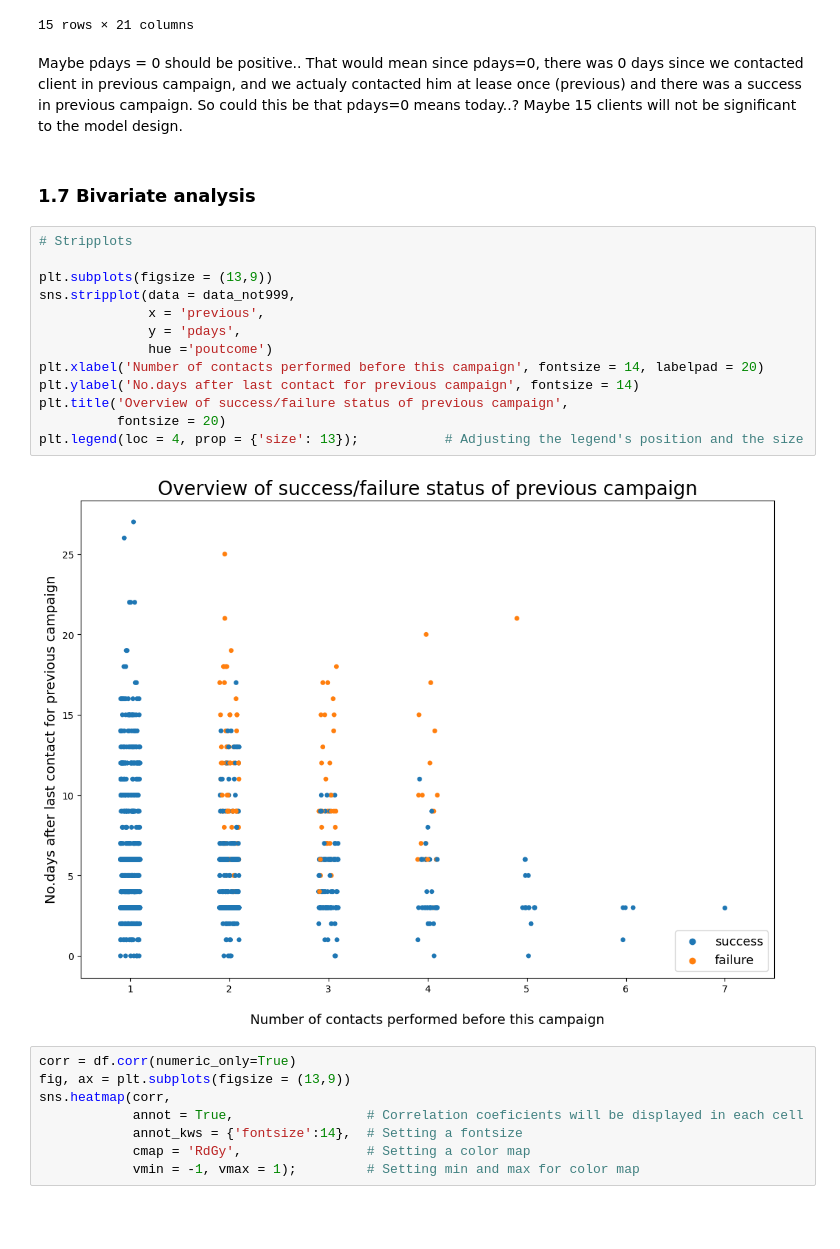
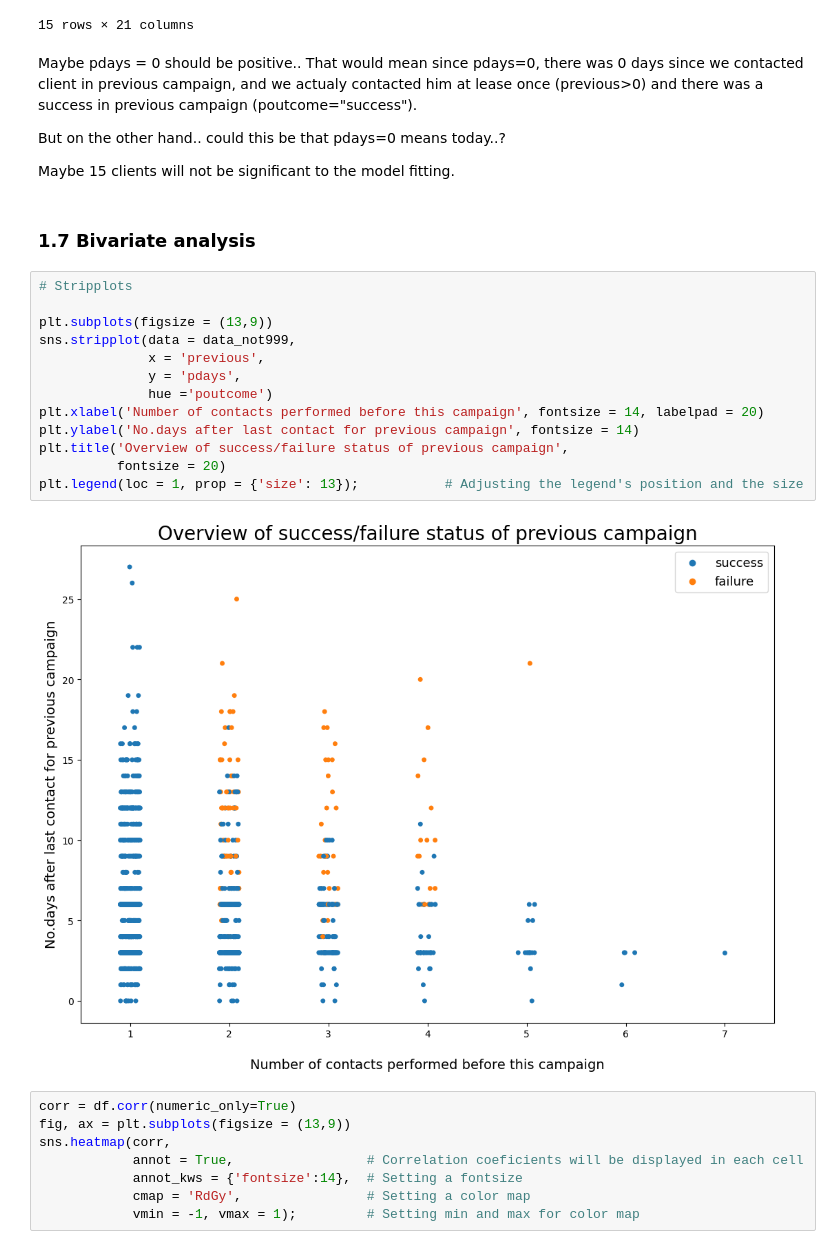
Before and after one commit to rsouza/MasterClassUseCase, a Jupyter notebook: 1_Classification/Bank_Marketing/classification_task_Martina.ipynb, the cells around one changed output. Cells and saved outputs as stored; diff of their text form; blank space fills up the shorter version.

Commit message:
Version with 4 models

```diff
--- a/1_Classification/Bank_Marketing/classification_task_Martina.ipynb
+++ b/1_Classification/Bank_Marketing/classification_task_Martina.ipynb
@@ -391,26 +418,28 @@ data_0
 | 40534 | 30 | technician | married | professional.course | no | no | no | telephone | aug | wed | ... |
 15 rows × 21 columns
 # %% [markdown]
-Maybe pdays = 0 should be positive.. That would mean since pdays=0, there was 0 days since we contacted client in previous campaign, and we actualy contacted him at lease once (previous) and there was a success in previous campaign.
-So could this be that pdays=0 means today..?
-Maybe 15 clients will not be significant to the model design.
+Maybe pdays = 0 should be positive.. That would mean since pdays=0, there was 0 days since we contacted client in previous campaign, and we actualy contacted him at lease once (previous>0) and there was a success in previous campaign (poutcome="success").
+
+But on the other hand.. could this be that pdays=0 means today..?
+
+Maybe 15 clients will not be significant to the model fitting.
 # %% [markdown]
 ### 1.7 Bivariate analysis
 # %%
 # Stripplots
 
 plt.subplots(figsize = (13,9))
 sns.stripplot(data = data_not999,
               x = 'previous',
               y = 'pdays',
               hue ='poutcome')
 plt.xlabel('Number of contacts performed before this campaign', fontsize = 14, labelpad = 20)
 plt.ylabel('No.days after last contact for previous campaign', fontsize = 14)
 plt.title('Overview of success/failure status of previous campaign',
           fontsize = 20)
-plt.legend(loc = 4, prop = {'size': 13});           # Adjusting the legend's position and the size
+plt.legend(loc = 1, prop = {'size': 13});           # Adjusting the legend's position and the size
 # %% [output]
-[figure, old version]
+[figure, new version]
 # %%
 corr = df.corr(numeric_only=True)
 fig, ax = plt.subplots(figsize = (13,9))
```
Also changed, not shown: parts of 82 cells of this notebook.
